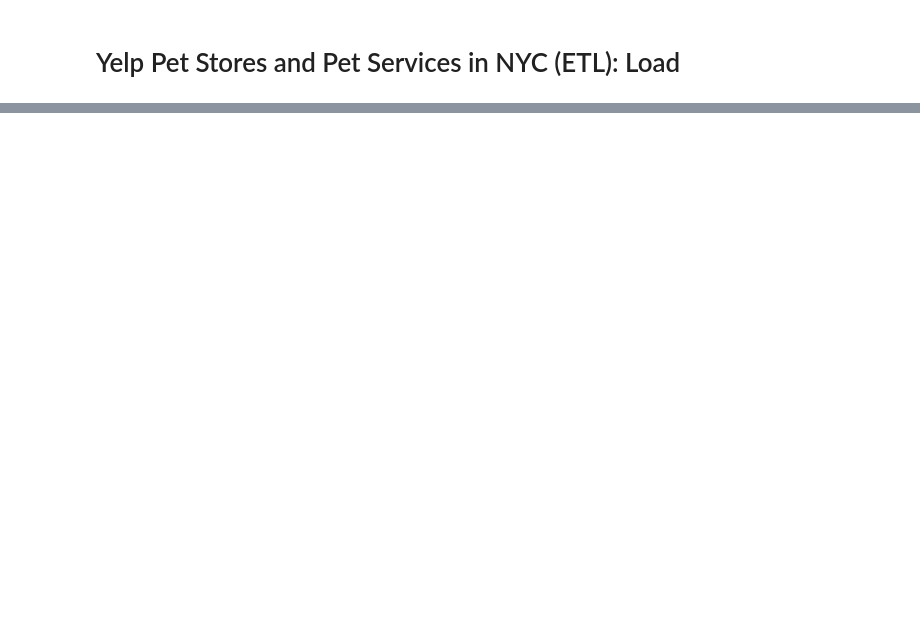
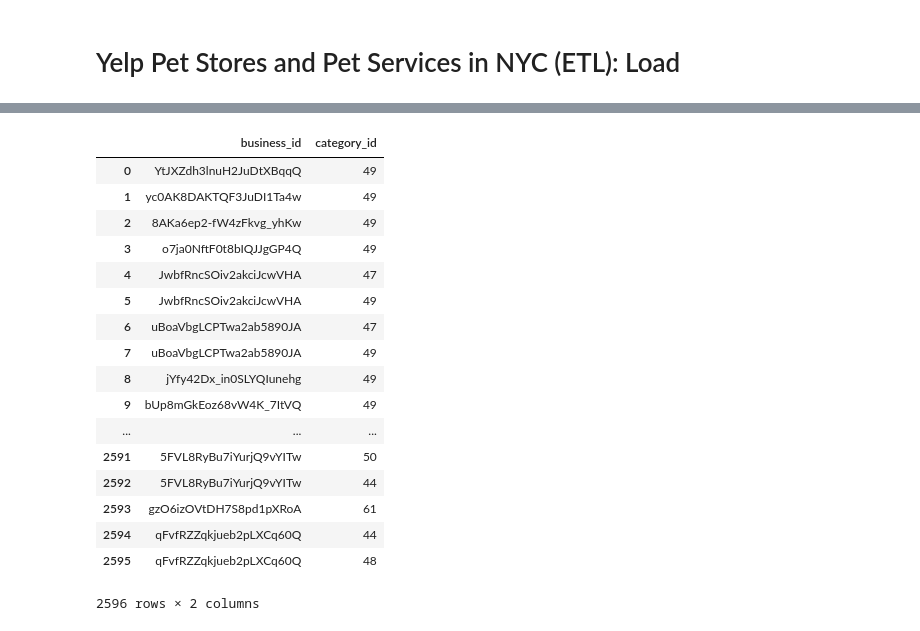
Before and after one commit to acdick/framing_data_with_dataframes, a Jupyter notebook: Source/02_Pet_Stores_and_Services.ipynb, the cells around one changed output, grey strips where cells are left out. Saved outputs shown, nothing was run; the diff lists cells and outputs as text; code cells hidden in the pictures; blank space fills up the shorter version.

```diff
--- a/Source/02_Pet_Stores_and_Services.ipynb
+++ b/Source/02_Pet_Stores_and_Services.ipynb
@@ -125,0 +357,23 @@ with open('test.json', 'w') as f:
+# %%
+#querying SQL businesses and categories table
+businesses_categories = pd.read_sql_query("SELECT * FROM businesses_categories;", conn)
+businesses_categories
+# %% [output]
+|  | business_id | category_id |
+| 0 | YtJXZdh3lnuH2JuDtXBqqQ | 49 |
+| 1 | yc0AK8DAKTQF3JuDI1Ta4w | 49 |
+| 2 | 8AKa6ep2-fW4zFkvg_yhKw | 49 |
+| 3 | o7ja0NftF0t8bIQJJgGP4Q | 49 |
+| 4 | JwbfRncSOiv2akciJcwVHA | 47 |
+| 5 | JwbfRncSOiv2akciJcwVHA | 49 |
+| 6 | uBoaVbgLCPTwa2ab5890JA | 47 |
+| 7 | uBoaVbgLCPTwa2ab5890JA | 49 |
+| 8 | jYfy42Dx_in0SLYQIunehg | 49 |
+| 9 | bUp8mGkEoz68vW4K_7ItVQ | 49 |
+| ... | ... | ... |
+| 2591 | 5FVL8RyBu7iYurjQ9vYITw | 50 |
+| 2592 | 5FVL8RyBu7iYurjQ9vYITw | 44 |
+| 2593 | gzO6izOVtDH7S8pd1pXRoA | 61 |
+| 2594 | qFvfRZZqkjueb2pLXCq60Q | 44 |
+| 2595 | qFvfRZZqkjueb2pLXCq60Q | 48 |
+2596 rows × 2 columns
```
Also changed, not shown: parts of 19 cells of this notebook, 1 other file.
